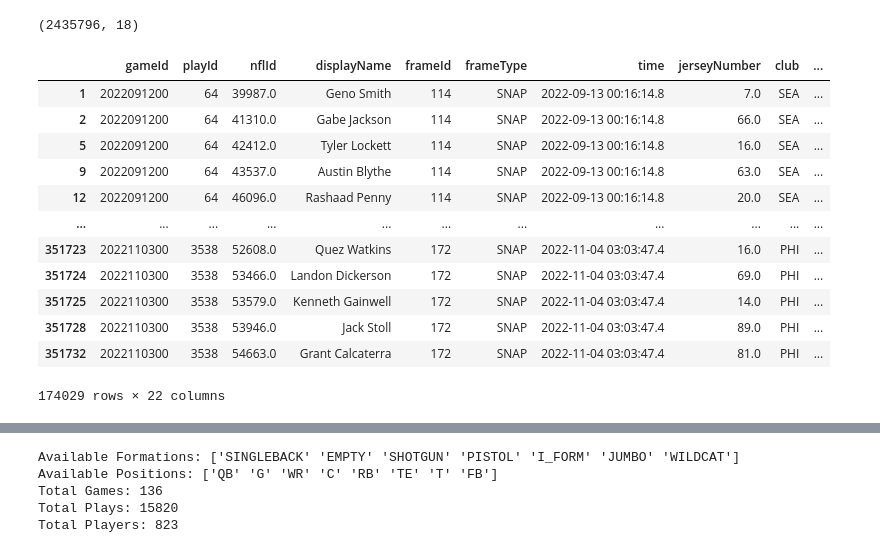
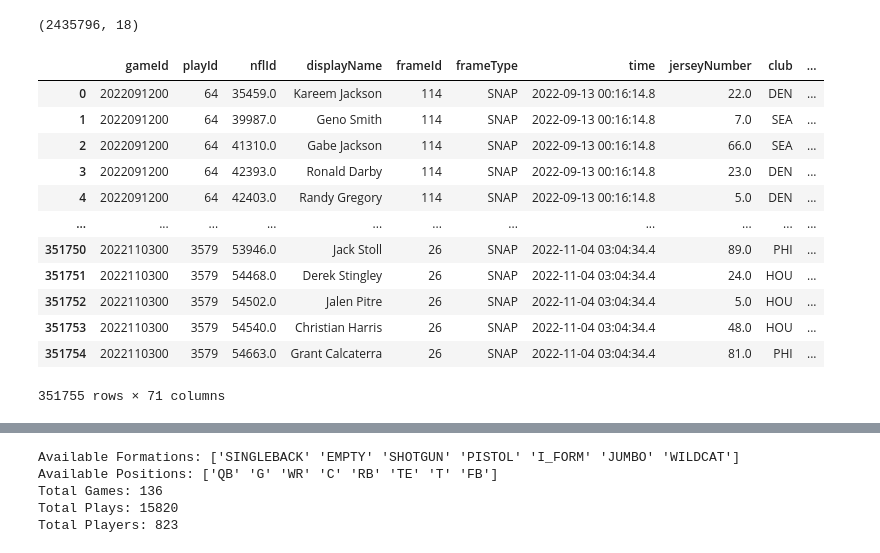
Before and after one commit to JohnnyZ67/AA894-Group-4-Capstone, a Jupyter notebook: src/notebooks/data_consolidation.ipynb, the cells around one changed output, grey strips where cells are left out. Saved outputs shown, nothing was run; the diff lists cells and outputs as text; code cells hidden in the pictures.

```diff
--- a/src/notebooks/data_consolidation.ipynb
+++ b/src/notebooks/data_consolidation.ipynb
@@ -35,30 +76,28 @@ Starting processing for tracking_week_9.csv...
 # %%
 print(tracking.shape)
 
+snap_data = tracking[tracking['event'] == 'ball_snap']
+
 players_positions = players[['nflId', 'displayName','position']]
 possession_tracker = plays[['gameId', "playId", "possessionTeam", "defensiveTeam", "offenseFormation"]]
-snap_data = tracking[tracking['event'] == 'ball_snap']
 
-play_data = pd.merge(snap_data, possession_tracker, on=['gameId', 'playId'])
-full_data = pd.merge(play_data, players_positions, on=['nflId', 'displayName'])
-clean_data = full_data.dropna().drop_duplicates()
+play_data = pd.merge(snap_data, plays, on=['gameId', 'playId'])
+full_data = pd.merge(play_data, players, on=['nflId', 'displayName'])
+clean_data = full_data.drop_duplicates()
 
-offensive_data = clean_data[clean_data['club'] == clean_data['possessionTeam']][clean_data['position'].isin(['C', 'G', 'T', 'TE', 'WR', 'RB', 'FB', 'QB'])]
-
-
-offensive_data
+clean_data
 # %% [output]
 (2435796, 18)
 |  | gameId | playId | nflId | displayName | frameId | frameType | time | jerseyNumber | club | ... |
+| 0 | 2022091200 | 64 | 35459.0 | Kareem Jackson | 114 | SNAP | 2022-09-13 00:16:14.8 | 22.0 | DEN | ... |
 | 1 | 2022091200 | 64 | 39987.0 | Geno Smith | 114 | SNAP | 2022-09-13 00:16:14.8 | 7.0 | SEA | ... |
 | 2 | 2022091200 | 64 | 41310.0 | Gabe Jackson | 114 | SNAP | 2022-09-13 00:16:14.8 | 66.0 | SEA | ... |
-| 5 | 2022091200 | 64 | 42412.0 | Tyler Lockett | 114 | SNAP | 2022-09-13 00:16:14.8 | 16.0 | SEA | ... |
-| 9 | 2022091200 | 64 | 43537.0 | Austin Blythe | 114 | SNAP | 2022-09-13 00:16:14.8 | 63.0 | SEA | ... |
-| 12 | 2022091200 | 64 | 46096.0 | Rashaad Penny | 114 | SNAP | 2022-09-13 00:16:14.8 | 20.0 | SEA | ... |
+| 3 | 2022091200 | 64 | 42393.0 | Ronald Darby | 114 | SNAP | 2022-09-13 00:16:14.8 | 23.0 | DEN | ... |
+| 4 | 2022091200 | 64 | 42403.0 | Randy Gregory | 114 | SNAP | 2022-09-13 00:16:14.8 | 5.0 | DEN | ... |
 | ... | ... | ... | ... | ... | ... | ... | ... | ... | ... | ... |
-| 351723 | 2022110300 | 3538 | 52608.0 | Quez Watkins | 172 | SNAP | 2022-11-04 03:03:47.4 | 16.0 | PHI | ... |
-| 351724 | 2022110300 | 3538 | 53466.0 | Landon Dickerson | 172 | SNAP | 2022-11-04 03:03:47.4 | 69.0 | PHI | ... |
-| 351725 | 2022110300 | 3538 | 53579.0 | Kenneth Gainwell | 172 | SNAP | 2022-11-04 03:03:47.4 | 14.0 | PHI | ... |
-| 351728 | 2022110300 | 3538 | 53946.0 | Jack Stoll | 172 | SNAP | 2022-11-04 03:03:47.4 | 89.0 | PHI | ... |
-| 351732 | 2022110300 | 3538 | 54663.0 | Grant Calcaterra | 172 | SNAP | 2022-11-04 03:03:47.4 | 81.0 | PHI | ... |
+| 351750 | 2022110300 | 3579 | 53946.0 | Jack Stoll | 26 | SNAP | 2022-11-04 03:04:34.4 | 89.0 | PHI | ... |
+| 351751 | 2022110300 | 3579 | 54468.0 | Derek Stingley | 26 | SNAP | 2022-11-04 03:04:34.4 | 24.0 | HOU | ... |
+| 351752 | 2022110300 | 3579 | 54502.0 | Jalen Pitre | 26 | SNAP | 2022-11-04 03:04:34.4 | 5.0 | HOU | ... |
+| 351753 | 2022110300 | 3579 | 54540.0 | Christian Harris | 26 | SNAP | 2022-11-04 03:04:34.4 | 48.0 | HOU | ... |
+| 351754 | 2022110300 | 3579 | 54663.0 | Grant Calcaterra | 26 | SNAP | 2022-11-04 03:04:34.4 | 81.0 | PHI | ... |
-174029 rows × 22 columns
+351755 rows × 71 columns
```
Also changed, not shown: parts of 7 cells of this notebook, 8 other files.
